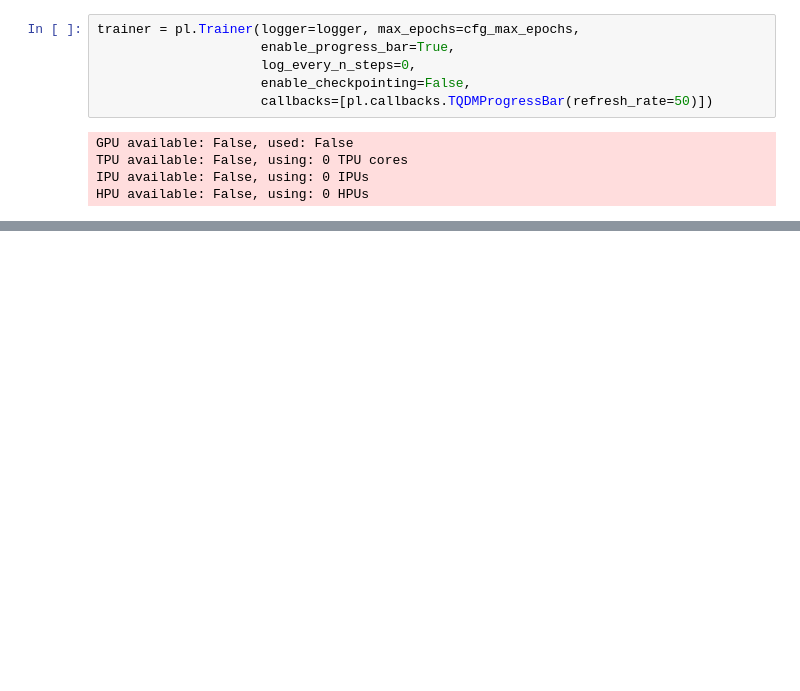
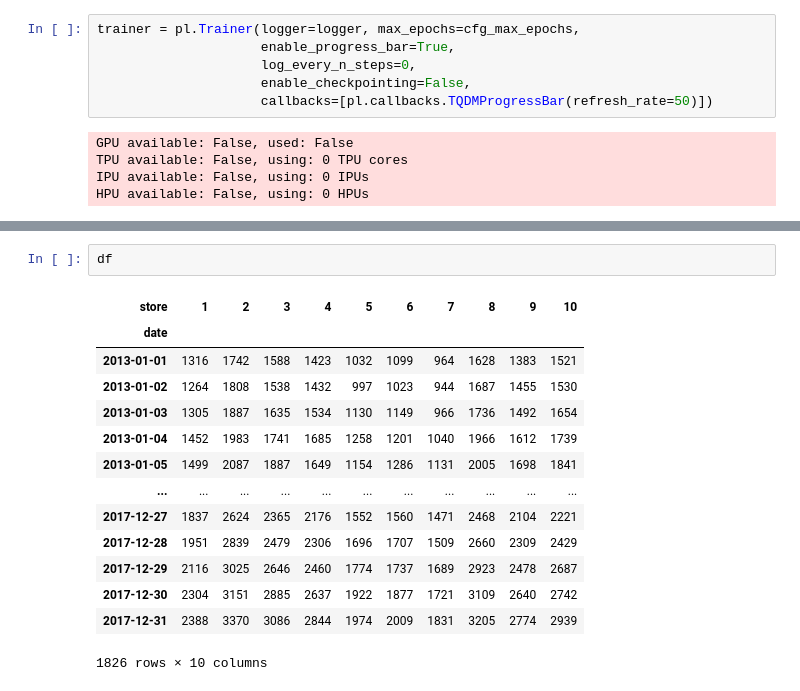
Before and after one commit to richardhoehn/mtsu.csci.7850.project, a Jupyter notebook: src/notebooks/data-loader.ipynb, the cells around one changed output, grey strips where cells are left out. Cells and saved outputs as stored; diff of their text form; blank space fills up the shorter version.

```diff
--- a/src/notebooks/data-loader.ipynb
+++ b/src/notebooks/data-loader.ipynb
@@ -366,0 +465,17 @@ plt.show()
+# %%
+df
+# %% [output]
+| store | 1 | 2 | 3 | 4 | 5 | 6 | 7 | 8 | 9 | 10 |
+| date |  |  |  |  |  |  |  |  |  |  |
+| 2013-01-01 | 1316 | 1742 | 1588 | 1423 | 1032 | 1099 | 964 | 1628 | 1383 | 1521 |
+| 2013-01-02 | 1264 | 1808 | 1538 | 1432 | 997 | 1023 | 944 | 1687 | 1455 | 1530 |
+| 2013-01-03 | 1305 | 1887 | 1635 | 1534 | 1130 | 1149 | 966 | 1736 | 1492 | 1654 |
+| 2013-01-04 | 1452 | 1983 | 1741 | 1685 | 1258 | 1201 | 1040 | 1966 | 1612 | 1739 |
+| 2013-01-05 | 1499 | 2087 | 1887 | 1649 | 1154 | 1286 | 1131 | 2005 | 1698 | 1841 |
+| ... | ... | ... | ... | ... | ... | ... | ... | ... | ... | ... |
+| 2017-12-27 | 1837 | 2624 | 2365 | 2176 | 1552 | 1560 | 1471 | 2468 | 2104 | 2221 |
+| 2017-12-28 | 1951 | 2839 | 2479 | 2306 | 1696 | 1707 | 1509 | 2660 | 2309 | 2429 |
+| 2017-12-29 | 2116 | 3025 | 2646 | 2460 | 1774 | 1737 | 1689 | 2923 | 2478 | 2687 |
+| 2017-12-30 | 2304 | 3151 | 2885 | 2637 | 1922 | 1877 | 1721 | 3109 | 2640 | 2742 |
+| 2017-12-31 | 2388 | 3370 | 3086 | 2844 | 1974 | 2009 | 1831 | 3205 | 2774 | 2939 |
+1826 rows × 10 columns
```
Also changed, not shown: parts of 21 cells of this notebook, 1 other file.
